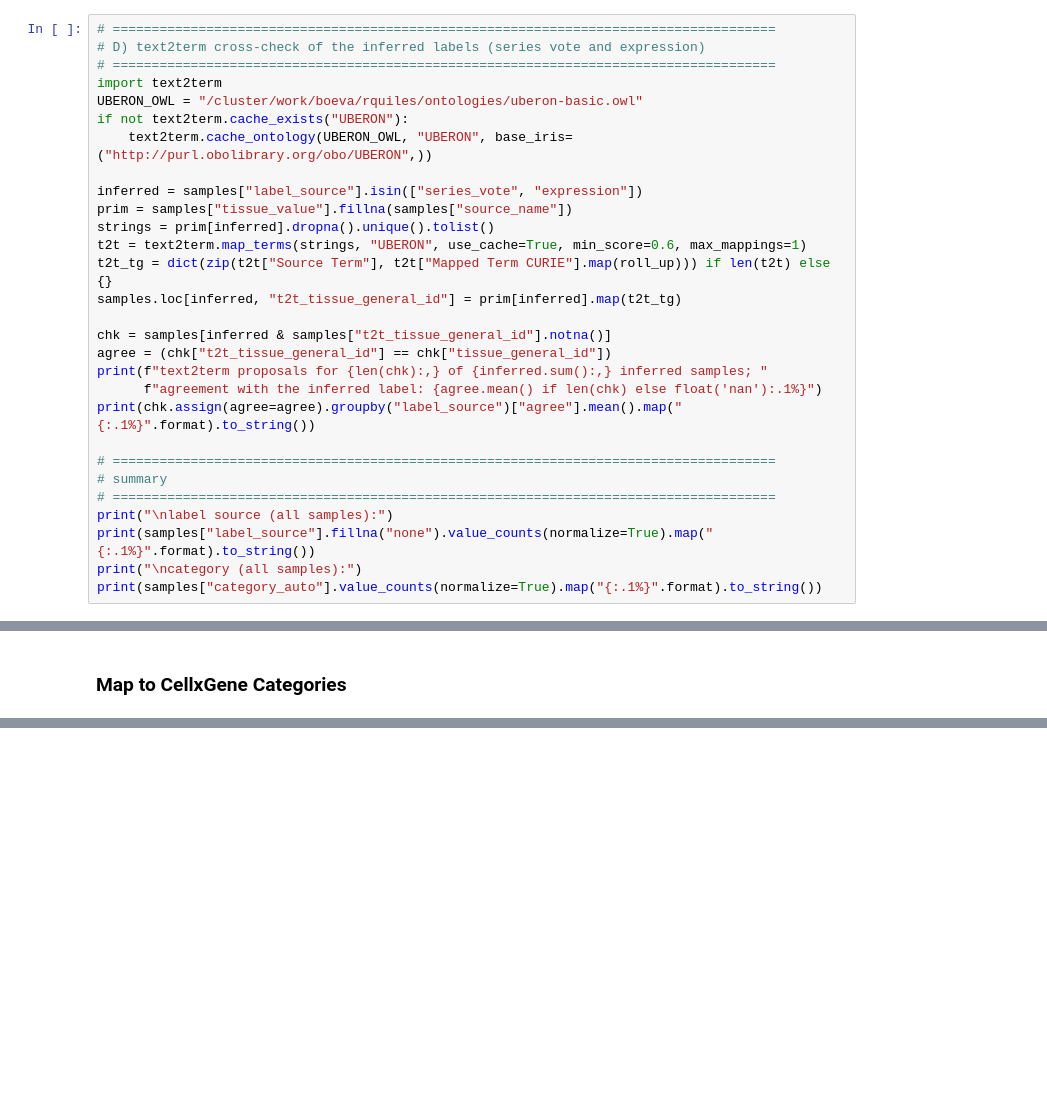
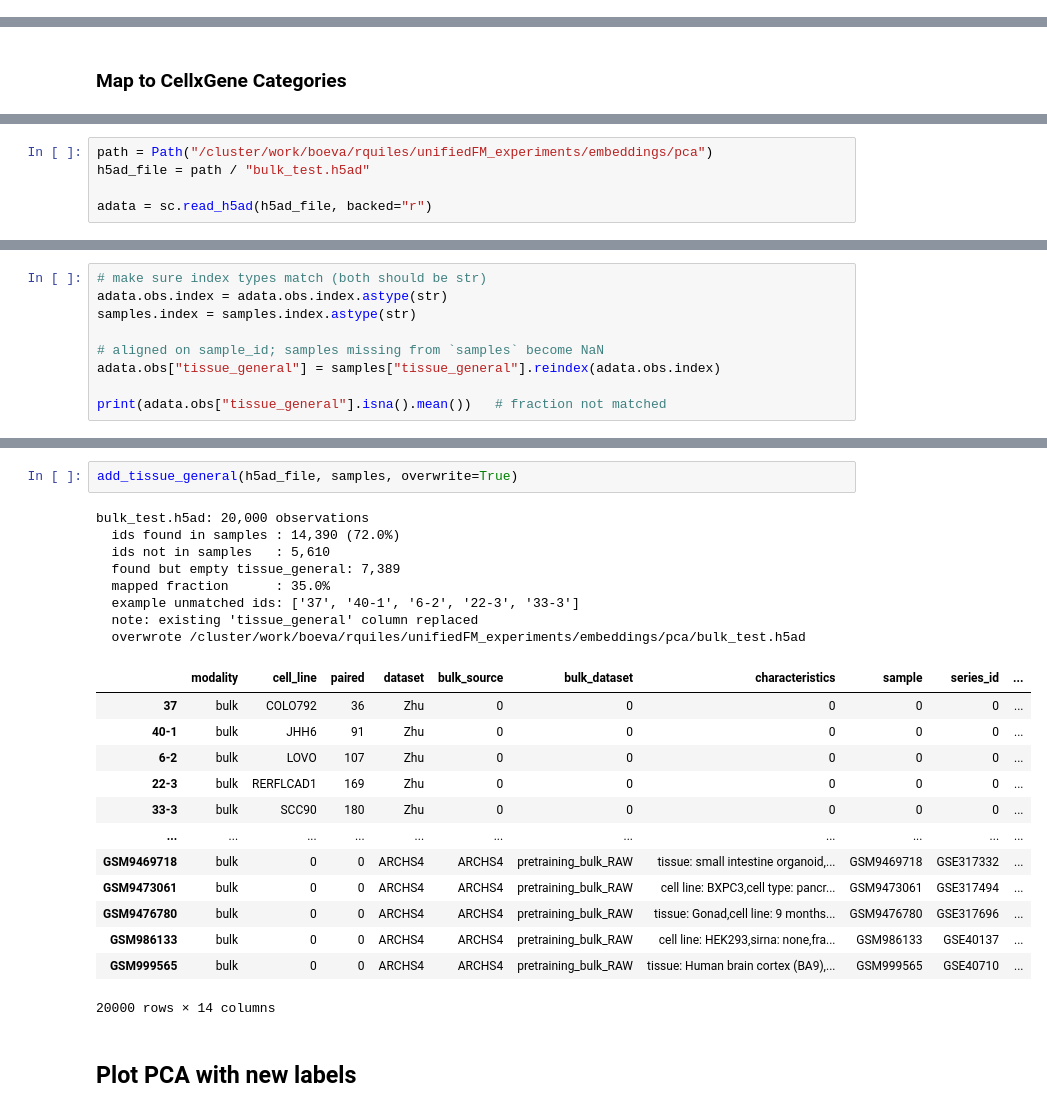
Before and after one commit to RSQuiles/CancerFoundationFusion, a Jupyter notebook: data_preprocess/notebooks/map_archs4_tissue.ipynb, the cells around one changed output, grey strips where cells are left out. Saved outputs shown, nothing was run; the diff lists cells and outputs as text; blank space fills up the shorter version.

```diff
--- a/data_preprocess/notebooks/map_archs4_tissue.ipynb
+++ b/data_preprocess/notebooks/map_archs4_tissue.ipynb
@@ -1136,29 +995,0 @@ Please also refer to the documentation for alternative solver options:
-# %%
-# =====================================================================================
-# D) text2term cross-check of the inferred labels (series vote and expression)
-# =====================================================================================
-import text2term
-UBERON_OWL = "/cluster/work/boeva/rquiles/ontologies/uberon-basic.owl"
-if not text2term.cache_exists("UBERON"):
-    text2term.cache_ontology(UBERON_OWL, "UBERON", base_iris=("http://purl.obolibrary.org/obo/UBERON",))
-
-inferred = samples["label_source"].isin(["series_vote", "expression"])
-prim = samples["tissue_value"].fillna(samples["source_name"])
-strings = prim[inferred].dropna().unique().tolist()
-t2t = text2term.map_terms(strings, "UBERON", use_cache=True, min_score=0.6, max_mappings=1)
-t2t_tg = dict(zip(t2t["Source Term"], t2t["Mapped Term CURIE"].map(roll_up))) if len(t2t) else {}
-samples.loc[inferred, "t2t_tissue_general_id"] = prim[inferred].map(t2t_tg)
-
-chk = samples[inferred & samples["t2t_tissue_general_id"].notna()]
-agree = (chk["t2t_tissue_general_id"] == chk["tissue_general_id"])
-print(f"text2term proposals for {len(chk):,} of {inferred.sum():,} inferred samples; "
-      f"agreement with the inferred label: {agree.mean() if len(chk) else float('nan'):.1%}")
-print(chk.assign(agree=agree).groupby("label_source")["agree"].mean().map("{:.1%}".format).to_string())
-
-# =====================================================================================
-# summary
-# =====================================================================================
-print("\nlabel source (all samples):")
-print(samples["label_source"].fillna("none").value_counts(normalize=True).map("{:.1%}".format).to_string())
-print("\ncategory (all samples):")
-print(samples["category_auto"].value_counts(normalize=True).map("{:.1%}".format).to_string())
@@ -1201,0 +1063,5 @@ Name: tissue_general_id, dtype: object
+# %%
+path = Path("/cluster/work/boeva/rquiles/unifiedFM_experiments/embeddings/pca")
+h5ad_file = path / "bulk_test.h5ad"
+
+adata = sc.read_h5ad(h5ad_file, backed="r")
@@ -1201,0 +1077,9 @@ Name: tissue_general_id, dtype: object
+# %%
+# make sure index types match (both should be str)
+adata.obs.index = adata.obs.index.astype(str)
+samples.index = samples.index.astype(str)
+
+# aligned on sample_id; samples missing from `samples` become NaN
+adata.obs["tissue_general"] = samples["tissue_general"].reindex(adata.obs.index)
+
+print(adata.obs["tissue_general"].isna().mean())   # fraction not matched
@@ -1201,0 +1151,26 @@ Name: tissue_general_id, dtype: object
+# %%
+add_tissue_general(h5ad_file, samples, overwrite=True)
+# %% [output]
+bulk_test.h5ad: 20,000 observations
+  ids found in samples : 14,390 (72.0%)
+  ids not in samples   : 5,610
+  found but empty tissue_general: 7,389
+  mapped fraction      : 35.0%
+  example unmatched ids: ['37', '40-1', '6-2', '22-3', '33-3']
+  note: existing 'tissue_general' column replaced
+  overwrote /cluster/work/boeva/rquiles/unifiedFM_experiments/embeddings/pca/bulk_test.h5ad
+|  | modality | cell_line | paired | dataset | bulk_source | bulk_dataset | characteristics | sample | series_id | ... |
+| 37 | bulk | COLO792 | 36 | Zhu | 0 | 0 | 0 | 0 | 0 | ... |
+| 40-1 | bulk | JHH6 | 91 | Zhu | 0 | 0 | 0 | 0 | 0 | ... |
+| 6-2 | bulk | LOVO | 107 | Zhu | 0 | 0 | 0 | 0 | 0 | ... |
+| 22-3 | bulk | RERFLCAD1 | 169 | Zhu | 0 | 0 | 0 | 0 | 0 | ... |
+| 33-3 | bulk | SCC90 | 180 | Zhu | 0 | 0 | 0 | 0 | 0 | ... |
+| ... | ... | ... | ... | ... | ... | ... | ... | ... | ... | ... |
+| GSM9469718 | bulk | 0 | 0 | ARCHS4 | ARCHS4 | pretraining_bulk_RAW | tissue: small intestine organoid,... | GSM9469718 | GSE317332 | ... |
+| GSM9473061 | bulk | 0 | 0 | ARCHS4 | ARCHS4 | pretraining_bulk_RAW | cell line: BXPC3,cell type: pancr... | GSM9473061 | GSE317494 | ... |
+| GSM9476780 | bulk | 0 | 0 | ARCHS4 | ARCHS4 | pretraining_bulk_RAW | tissue: Gonad,cell line: 9 months... | GSM9476780 | GSE317696 | ... |
+| GSM986133 | bulk | 0 | 0 | ARCHS4 | ARCHS4 | pretraining_bulk_RAW | cell line: HEK293,sirna: none,fra... | GSM986133 | GSE40137 | ... |
+| GSM999565 | bulk | 0 | 0 | ARCHS4 | ARCHS4 | pretraining_bulk_RAW | tissue: Human brain cortex (BA9),... | GSM999565 | GSE40710 | ... |
+20000 rows × 14 columns
+# %% [markdown]
+## Plot PCA with new labels
```
Also changed, not shown: parts of 21 cells of this notebook, 35 other files.
